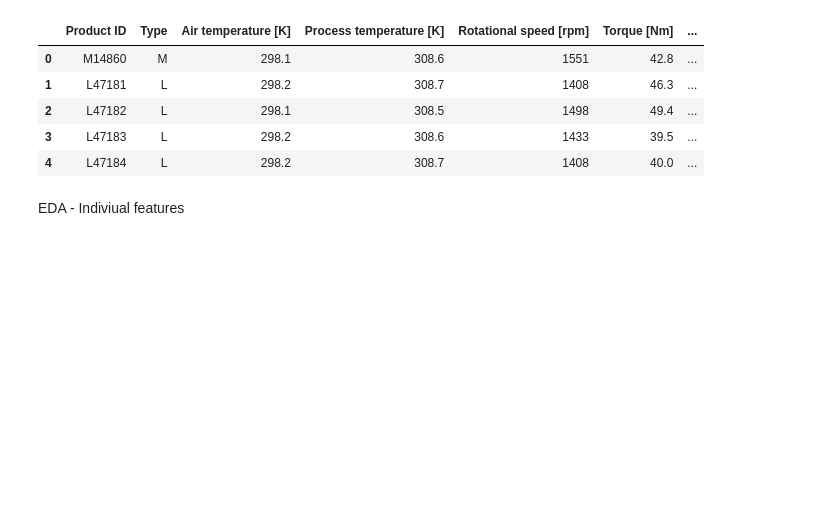
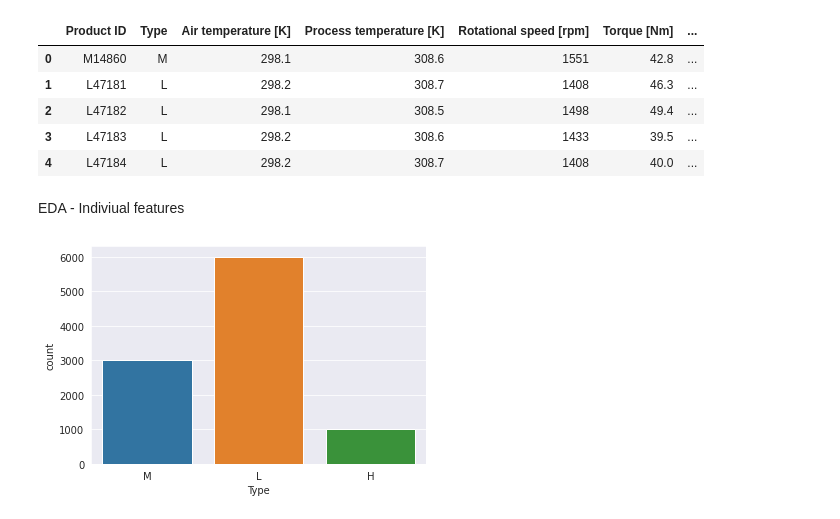
Before and after one commit to hargurjeet/MachineLearning, a Jupyter notebook: Predictive_Maintaince_Classification.ipynb, the cells around one changed output. Drawn from its saved outputs; the diff is of its cells as text; code cells hidden in the pictures; blank space fills up the shorter version.

```diff
--- a/Predictive_Maintaince_Classification.ipynb
+++ b/Predictive_Maintaince_Classification.ipynb
@@ -133,3 +133,10 @@ df_relevant_features.head()
 | 4 | L47184 | L | 298.2 | 308.7 | 1408 | 40.0 | ... |
 # %% [markdown]
 EDA - Indiviual features
+# %%
+sns.set_style("darkgrid")
+ax = sns.countplot(x="Type", data=df_relevant_features)
+# plt.grid()
+plt.show()
+# %% [output]
+[figure, added]
```
Also changed, not shown: parts of 2 cells of this notebook.
